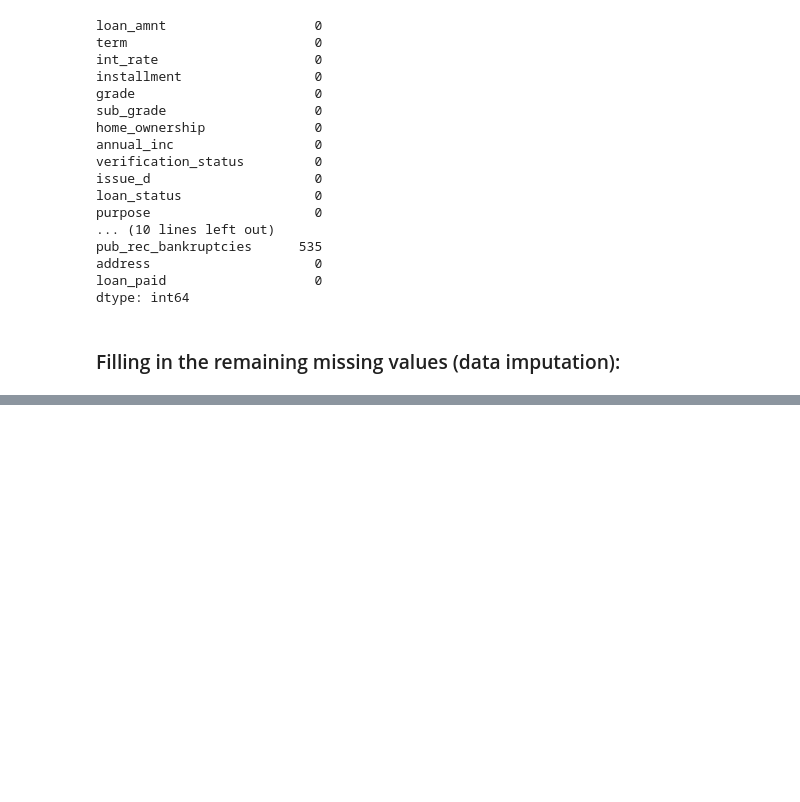
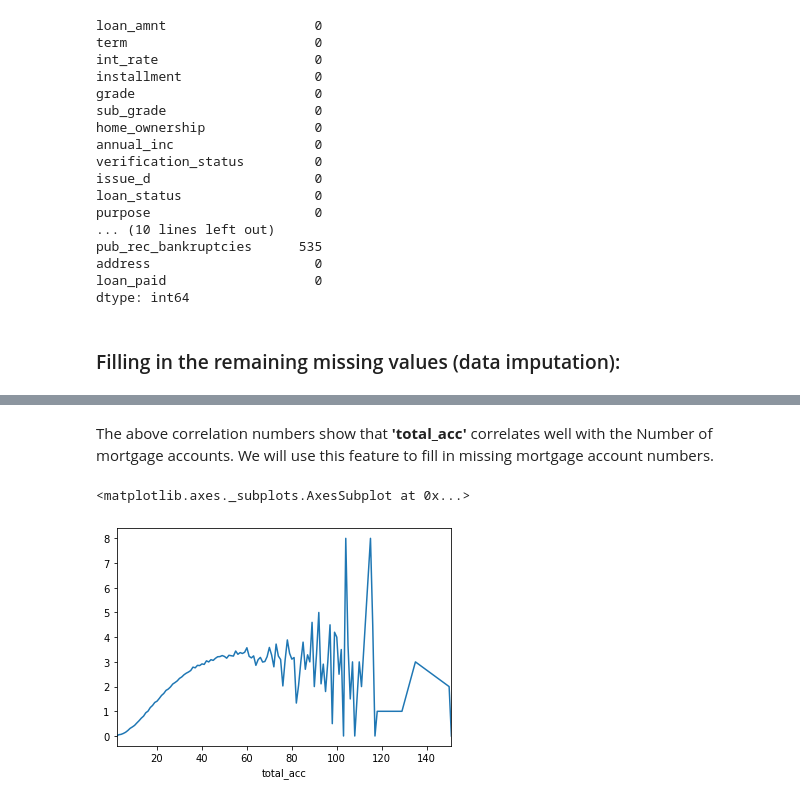
Before and after one commit to ShayanSafavi/ANN_Keras_TF2_Loan_Default, a Jupyter notebook: Keras-TF2-Loan-Default.ipynb, the cells around one changed output, grey strips where cells are left out. Saved outputs shown, nothing was run; the diff lists cells and outputs as text; code cells hidden in the pictures; blank space fills up the shorter version.

```diff
--- a/Keras-TF2-Loan-Default.ipynb
+++ b/Keras-TF2-Loan-Default.ipynb
@@ -683,0 +705,7 @@ dtype: int64
+# %% [markdown]
+The above correlation numbers show that **'total_acc'** correlates well with the Number of mortgage accounts. We will use this feature to fill in missing mortgage account numbers.
+# %%
+df.groupby('total_acc').mean()['mort_acc'].plot()
+# %% [output]
+<matplotlib.axes._subplots.AxesSubplot at 0x...>
+[figure, added]
```
Also changed, not shown: parts of 44 cells of this notebook.
